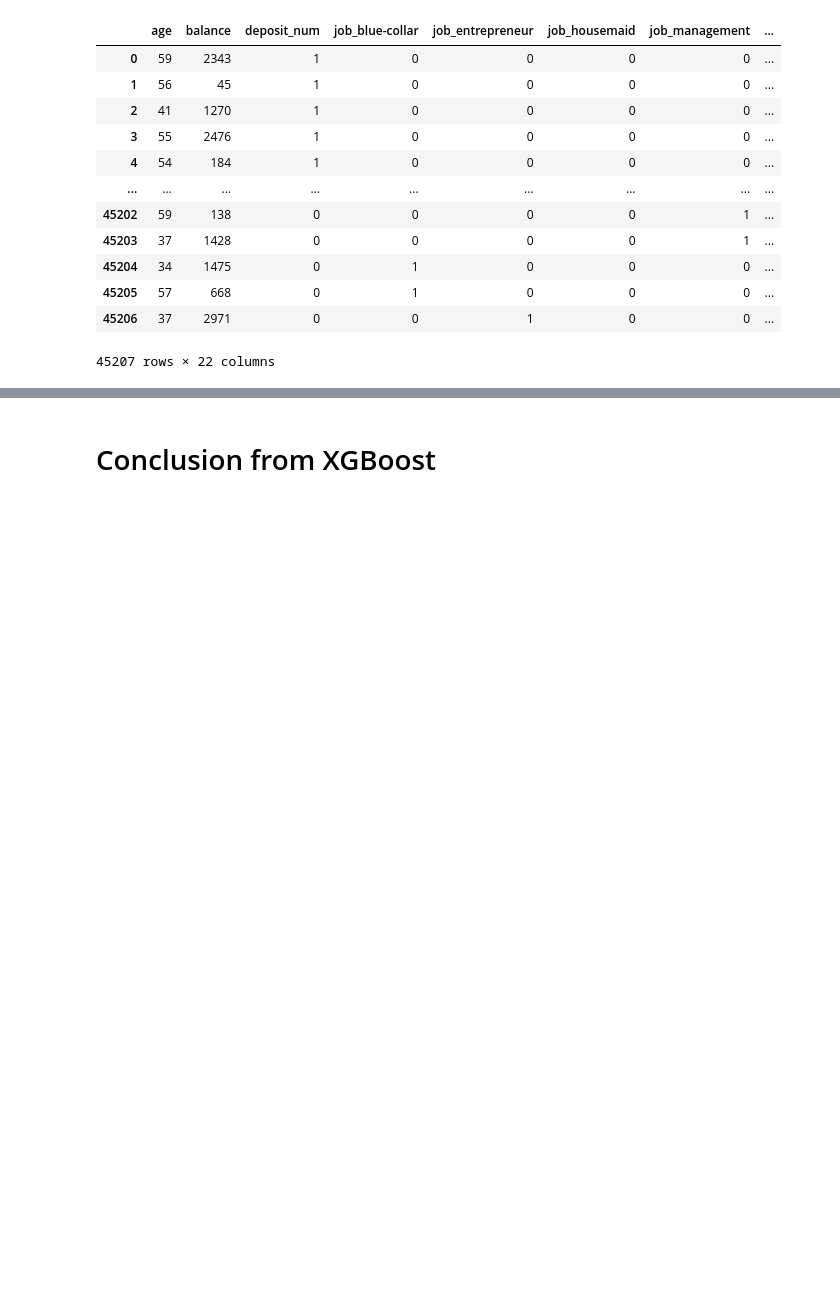
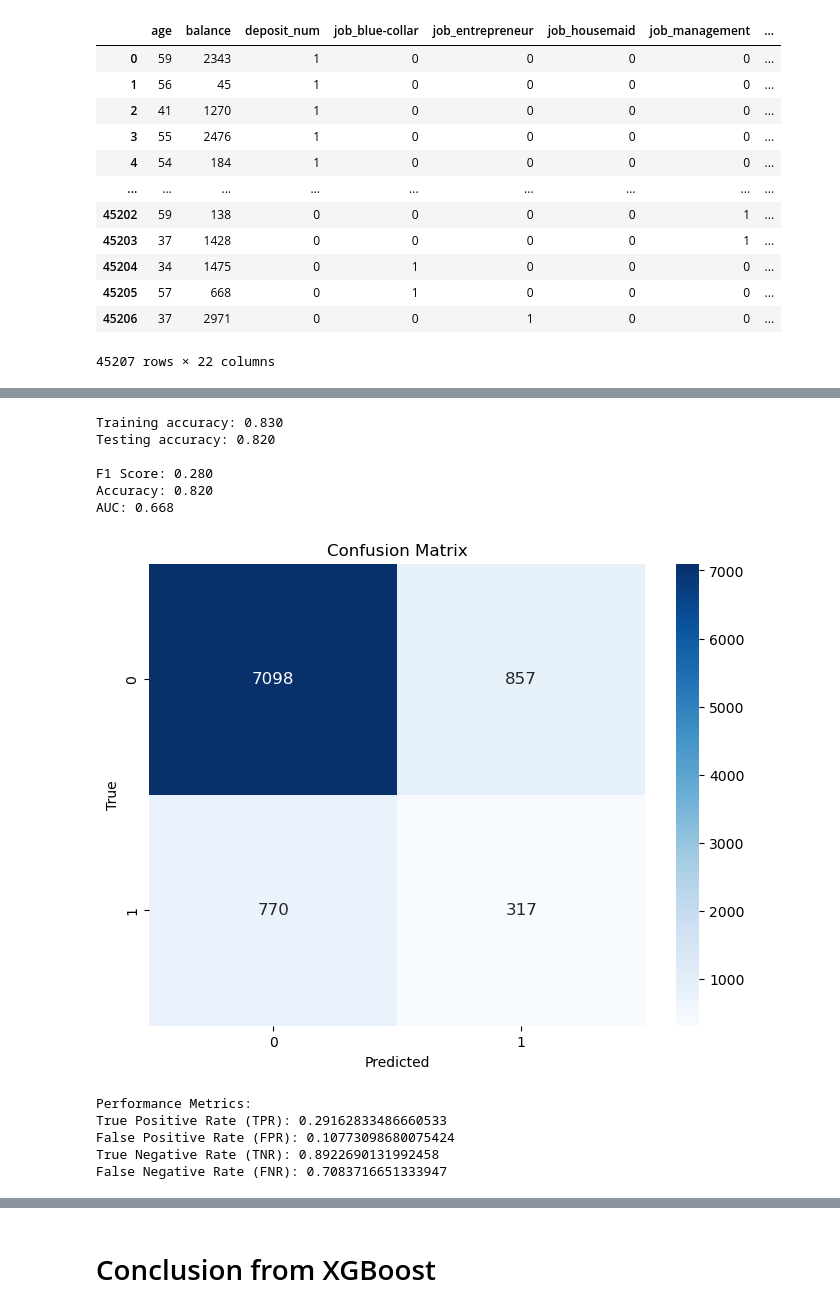
Before and after one commit to WeijunCheah/Team_5_MiniProject, a Jupyter notebook: Customer_XGBoost.ipynb, the cells around one changed output, grey strips where cells are left out. Saved outputs shown, nothing was run; the diff lists cells and outputs as text; code cells hidden in the pictures; blank space fills up the shorter version.

```diff
--- a/Customer_XGBoost.ipynb
+++ b/Customer_XGBoost.ipynb
@@ -211 +190,70 @@ sb.heatmap(cm, annot=True, fmt=".0f", annot_kws={"size":18})
+# %%
+# Split the data into training and testing sets
+X_train, X_test, y_train, y_test = train_test_split(X, y, test_size=0.2, random_state=42)
+
+# Apply SMOTE to handle class imbalance
+smote = SMOTE(random_state=42)
+X_train_smote, y_train_smote = smote.fit_resample(X_train, y_train)
+
+# Define hyperparameters
+hyperparams = {
+    'n_estimators': 200,
+    'learning_rate': 0.1,
+    'max_depth': 5,
+    'gamma': 0.1
+}
+
+# Train the XGBoost model with the defined hyperparameters
+xgb = XGBClassifier(**hyperparams)
+xgb.fit(X_train_smote, y_train_smote)
+
+# Evaluate the model
+y_train_preds = xgb.predict(X_train)
+y_test_preds = xgb.predict(X_test)
+f1 = f1_score(y_test, y_test_preds)
+accuracy = accuracy_score(y_test, y_test_preds)
+auc = roc_auc_score(y_test, xgb.predict_proba(X_test)[:, 1])
+cm = confusion_matrix(y_test, y_test_preds)
+
+# Print evaluation metrics
+print(f"Training accuracy: {xgb.score(X_train, y_train):.3f}")
+print(f"Testing accuracy: {xgb.score(X_test, y_test):.3f}")
+print()
+print(f"F1 Score: {f1:.3f}")
+print(f"Accuracy: {accuracy:.3f}")
+print(f"AUC: {auc:.3f}")
+
+# Visualize the confusion matrix
+plt.figure(figsize=(8, 6))
+sb.heatmap(cm, annot=True, fmt=".0f", annot_kws={"size": 12}, cmap="Blues")
+plt.xlabel('Predicted')
+plt.ylabel('True')
+plt.title('Confusion Matrix')
+plt.show()
+
+tn, fp, fn, tp = cm.ravel()
+tpr = tp / (tp + fn)
+fpr = fp / (fp + tn)
+tnr = tn / (tn + fp)
+fnr = fn / (fn + tp)
+
+print()
+print("Performance Metrics:")
+print("True Positive Rate (TPR):", tpr)
+print("False Positive Rate (FPR):", fpr)
+print("True Negative Rate (TNR):", tnr)
+print("False Negative Rate (FNR):", fnr)
+# %% [output]
+Training accuracy: 0.830
+Testing accuracy: 0.820
+
+F1 Score: 0.280
+Accuracy: 0.820
+AUC: 0.668
+[figure, added]
+Performance Metrics:
+True Positive Rate (TPR): 0.29162833486660533
+False Positive Rate (FPR): 0.10773098680075424
+True Negative Rate (TNR): 0.8922690131992458
+False Negative Rate (FNR): 0.7083716651333947
 # %%
```
Also changed, not shown: parts of 11 cells of this notebook.
